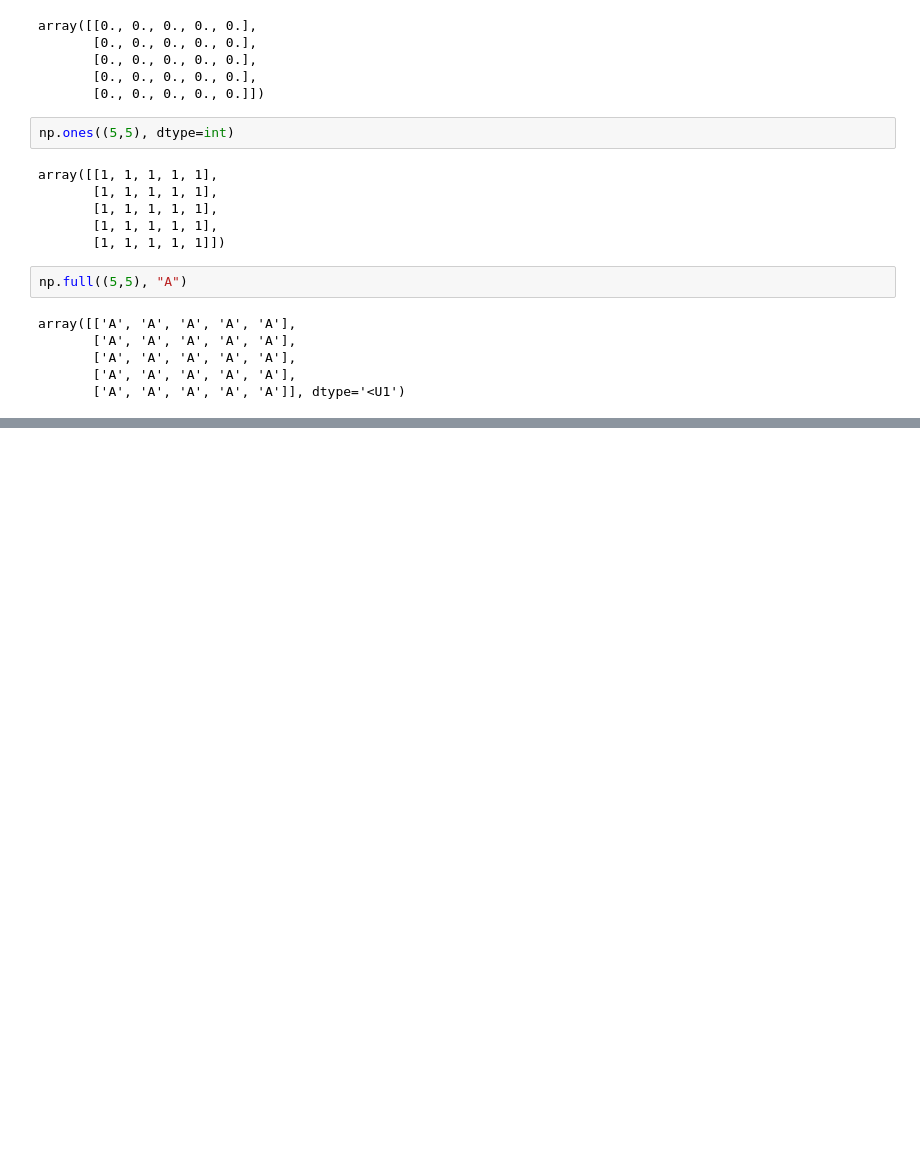
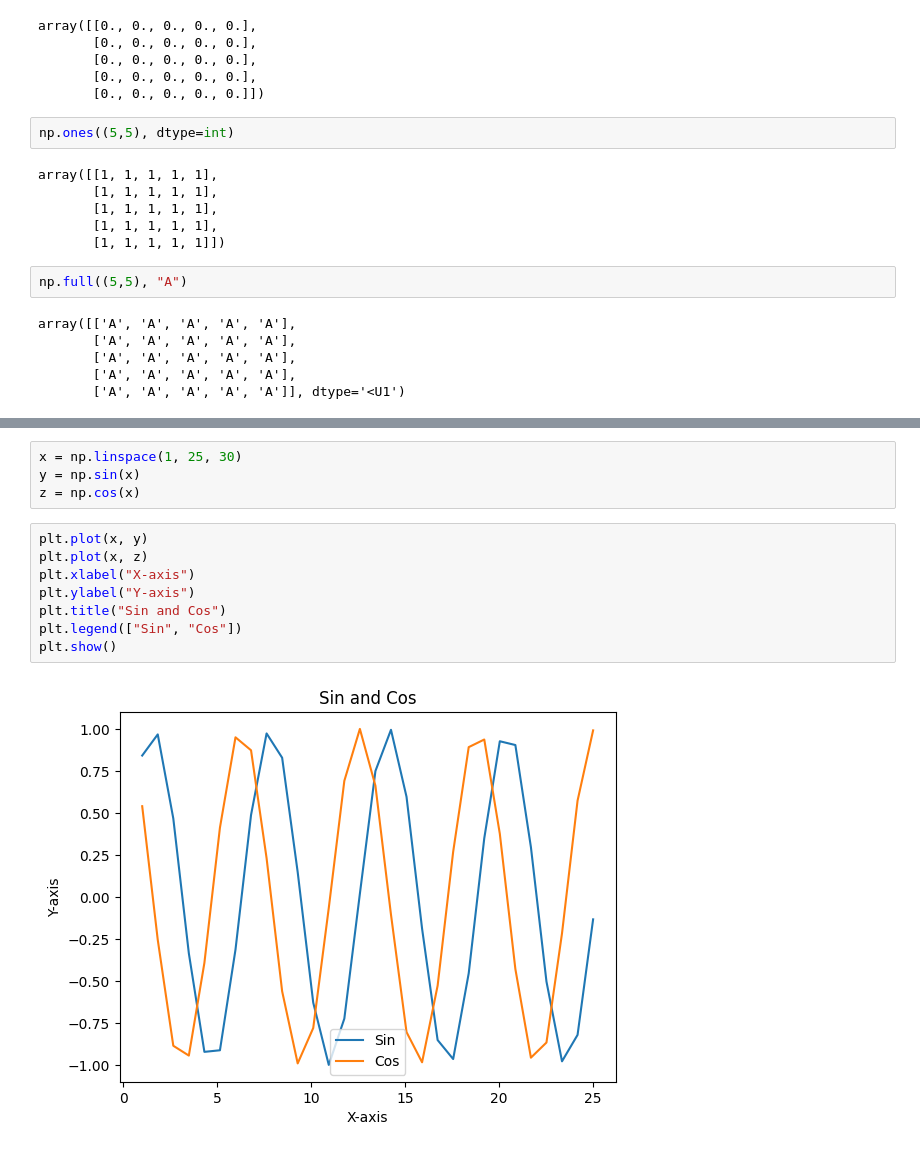
Before and after one commit to Biolater/Python-Journey, a Jupyter notebook: training.ipynb, the cells around one changed output, grey strips where cells are left out. Cells and saved outputs as stored; diff of their text form; blank space fills up the shorter version.

```diff
--- a/training.ipynb
+++ b/training.ipynb
@@ -1258,0 +2408,14 @@ array([['A', 'A', 'A', 'A', 'A'],
+# %%
+x = np.linspace(1, 25, 30)
+y = np.sin(x)
+z = np.cos(x)
+# %%
+plt.plot(x, y)
+plt.plot(x, z)
+plt.xlabel("X-axis")
+plt.ylabel("Y-axis")
+plt.title("Sin and Cos")
+plt.legend(["Sin", "Cos"])
+plt.show()
+# %% [output]
+[figure, added]
```
Also changed, not shown: parts of 161 cells of this notebook.
